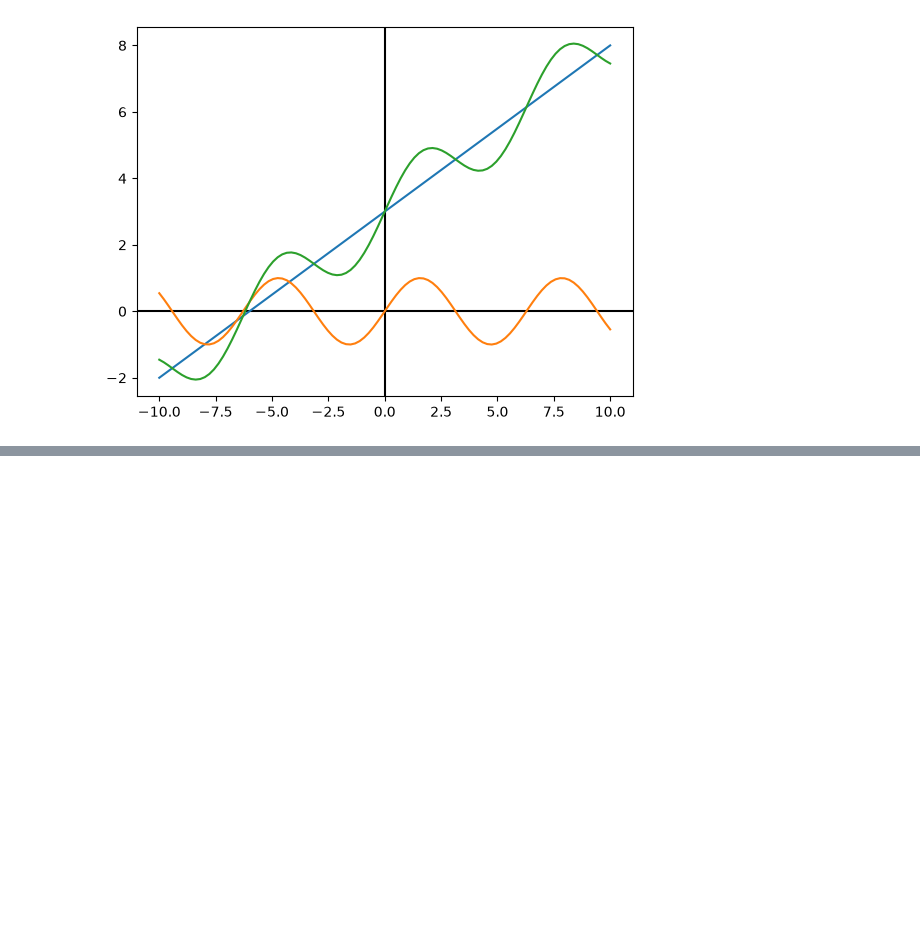
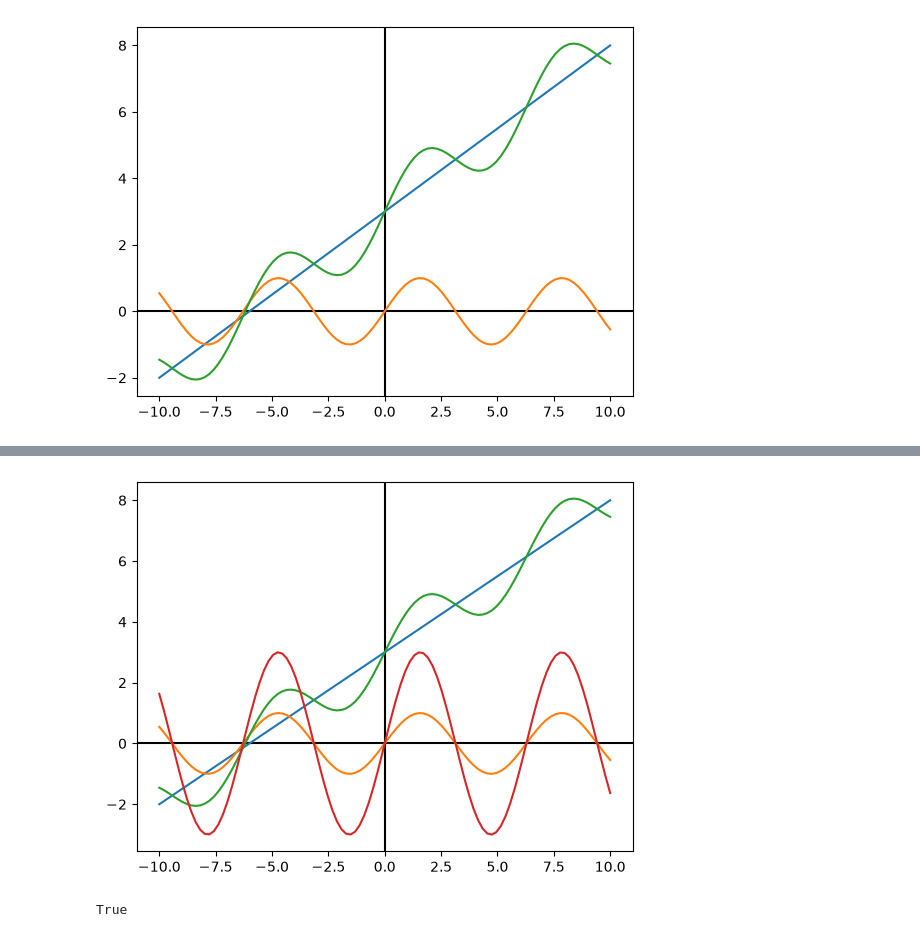
Before and after one commit to ximinggao/math-for-programmers, a Jupyter notebook: ch06/walkthrough.ipynb, the cells around one changed output, grey strips where cells are left out. Cells and saved outputs as stored; diff of their text form; code cells hidden in the pictures; blank space fills up the shorter version.

```diff
--- a/ch06/walkthrough.ipynb
+++ b/ch06/walkthrough.ipynb
@@ -79,6 +79,11 @@ class Vector(metaclass=ABCMeta):
 
     @abstractmethod
     def scale(self, scalar):
+        pass
+
+    @classmethod
+    @property
+    def zero():
         pass
 
     def __add__(self, other):
@@ -95,6 +100,9 @@ class Vector(metaclass=ABCMeta):
 
     def __sub__(self, other):
         return self.subtract(other)
+
+    def __neg__(self):  # 3
+        return self.scale(-1)
 # %%
 class Vec2(Vector):
     def __init__(self, x, y):
@@ -378,0 +485,24 @@ class Matrix5_by_3(Vector):
+# %%
+class Function(Vector):
+    def __init__(self, f):
+        self.function = f
+
+    def add(self, other):
+        return Function(lambda x: self.function(x) + other.function(x))
+
+    def scale(self, scalar):
+        return Function(lambda x: scalar * self.function(x))
+
+    @classmethod
+    def zero(cls):
+        return Function(lambda x: 0)
+
+    def __call__(self, arg):
+        return self.function(arg)
+# %%
+f = Function(lambda x: 0.5 * x + 3)
+g = Function(sin)
+# %%
+plot([f, g, f + g, 3 * g], -10, 10)
+# %% [output]
+[figure, added]
@@ -378,0 +516,4 @@ class Matrix5_by_3(Vector):
+# %%
+approx_equal_function(lambda x: (x * x) / x, lambda x: x)
+# %% [output]
+True
```
Also changed, not shown: parts of 10 cells of this notebook, 5 other files.
